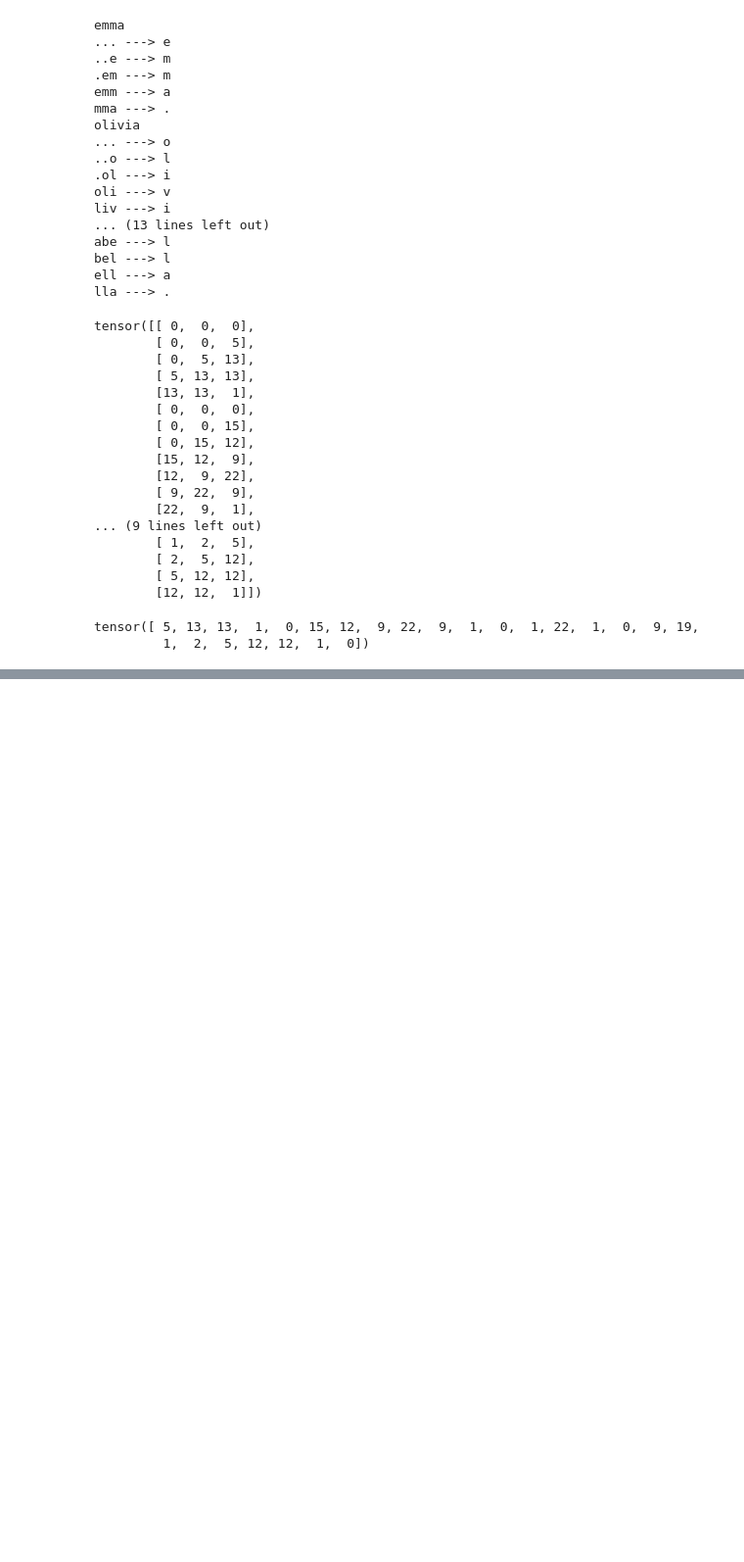
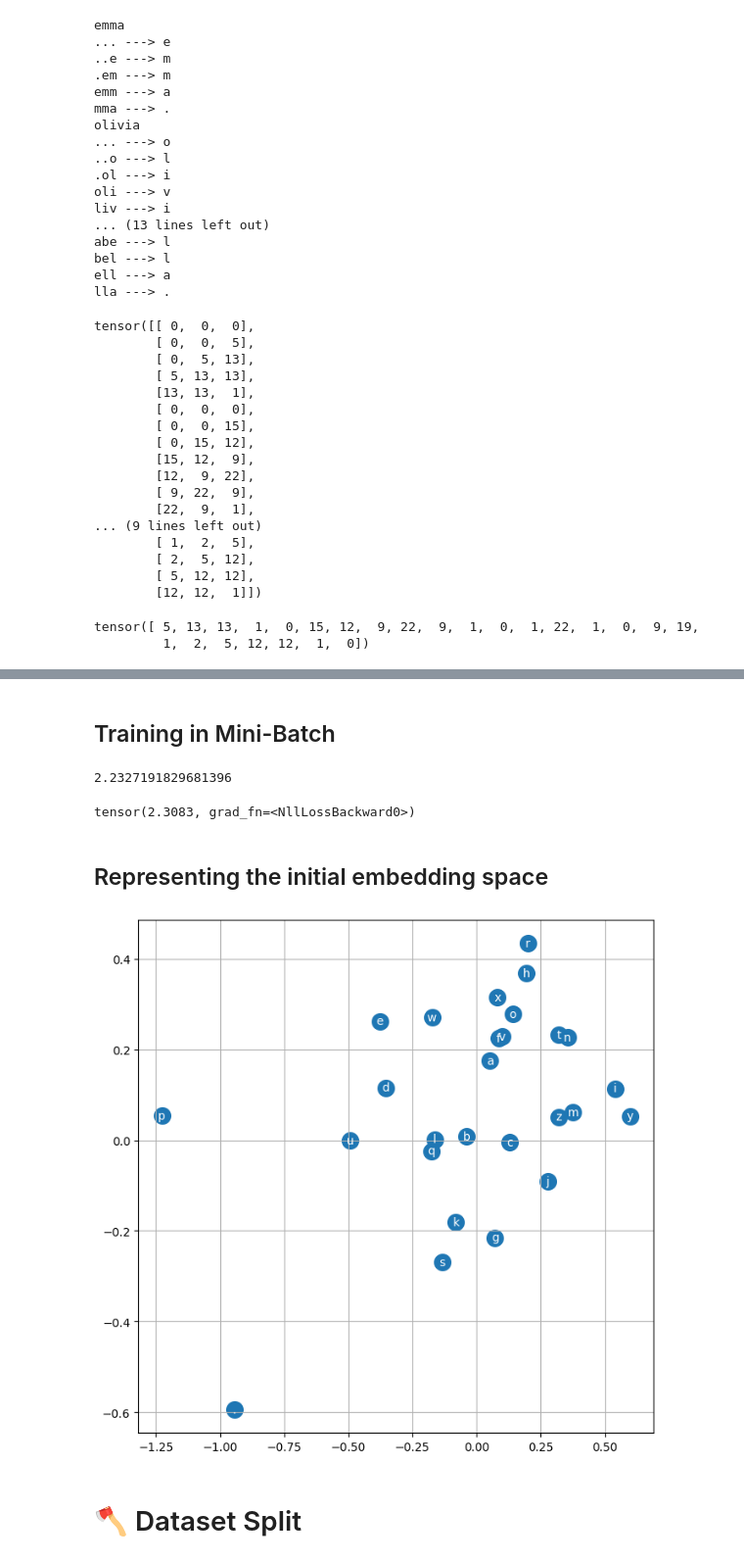
Before and after one commit to Dasx22/FlexFingers, a Jupyter notebook: Bengio_et_al_MLP.ipynb, the cells around one changed output, grey strips where cells are left out. Shown: that part at 98% size. Saved outputs shown, nothing was run; the diff lists cells and outputs as text; code cells hidden in the pictures; blank space fills up the shorter version.

```diff
--- a/Bengio_et_al_MLP.ipynb
+++ b/Bengio_et_al_MLP.ipynb
@@ -112,0 +276,3 @@ tensor([ 5, 13, 13,  1,  0, 15, 12,  9, 22,  9,  1,  0,  1, 22,  1,  0,  9, 19,
+# %%
+for p in parameters:
+  p.requires_grad = True
@@ -112,0 +338,3 @@ tensor([ 5, 13, 13,  1,  0, 15, 12,  9, 22,  9,  1,  0,  1, 22,  1,  0,  9, 19,
+# %%
+for p in parameters:
+  p.requires_grad = True
@@ -112,0 +352,57 @@ tensor([ 5, 13, 13,  1,  0, 15, 12,  9, 22,  9,  1,  0,  1, 22,  1,  0,  9, 19,
+# %% [markdown]
+## Training in Mini-Batch
+# %%
+lr_i = []
+loss_i = []
+
+for i in range(10000):
+
+  # constructing mini batch
+  idx = torch.randint(0, x.shape[0], (32,))    # mini batch of size 32; randomly selecting 32 examples to get the approximate gradient direction and accelerate the training process
+
+  # forward pass
+  emb = C[x[idx]]    # [32, 3, 2]
+  h = torch.tanh(emb.view(-1, 6) @ w1 + b1)   # [32, 100]
+  logits = h @ w2 + b2    # [32, 27]
+  loss = F.cross_entropy(logits, y[idx])
+  # print(loss.item())
+
+  # backward pass
+  for p in parameters:
+    p.grad = None
+  loss.backward()                # computationally most heavy step
+  # parameter update
+  # lr = lrs[i]
+  # lr = 0.1
+  lr = 0.01                      # learning rate decay
+  for p in parameters:
+    p.data += -lr * p.grad
+
+  # # track stats
+  # lr_i.append(lre[i])
+  # loss_i.append(loss.item())
+
+print(loss.item())
+# %% [output]
+2.2327191829681396
+# %%
+# loss for entire dataset
+emb = C[x]
+h = torch.tanh(emb.view(-1, 6) @ w1 + b1)
+logits = h @ w2 + b2
+loss = F.cross_entropy(logits, y)
+loss
+# %% [output]
+tensor(2.3083, grad_fn=<NllLossBackward0>)
+# %% [markdown]
+## Representing the initial embedding space
+# %%
+plt.figure(figsize=(8, 8))
+plt.scatter(C[:, 0].data, C[:, 1].data, s=200)
+for i in range(C.shape[0]):
+  plt.text(C[i, 0].item(), C[i, 1].item(), itos[i], ha="center", va="center", color="white")
+plt.grid()
+# %% [output]
+[figure, added]
+# %% [markdown]
+# 🪓 Dataset Split
```
Also changed, not shown: parts of 63 cells of this notebook.
